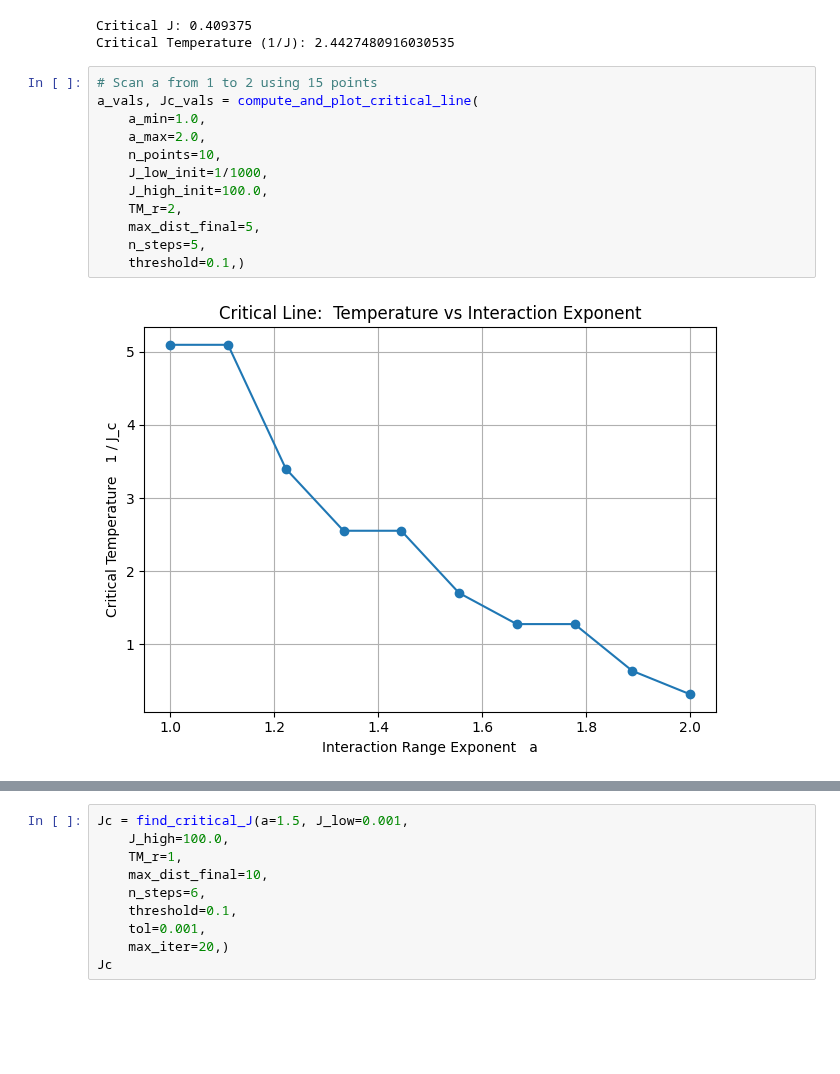
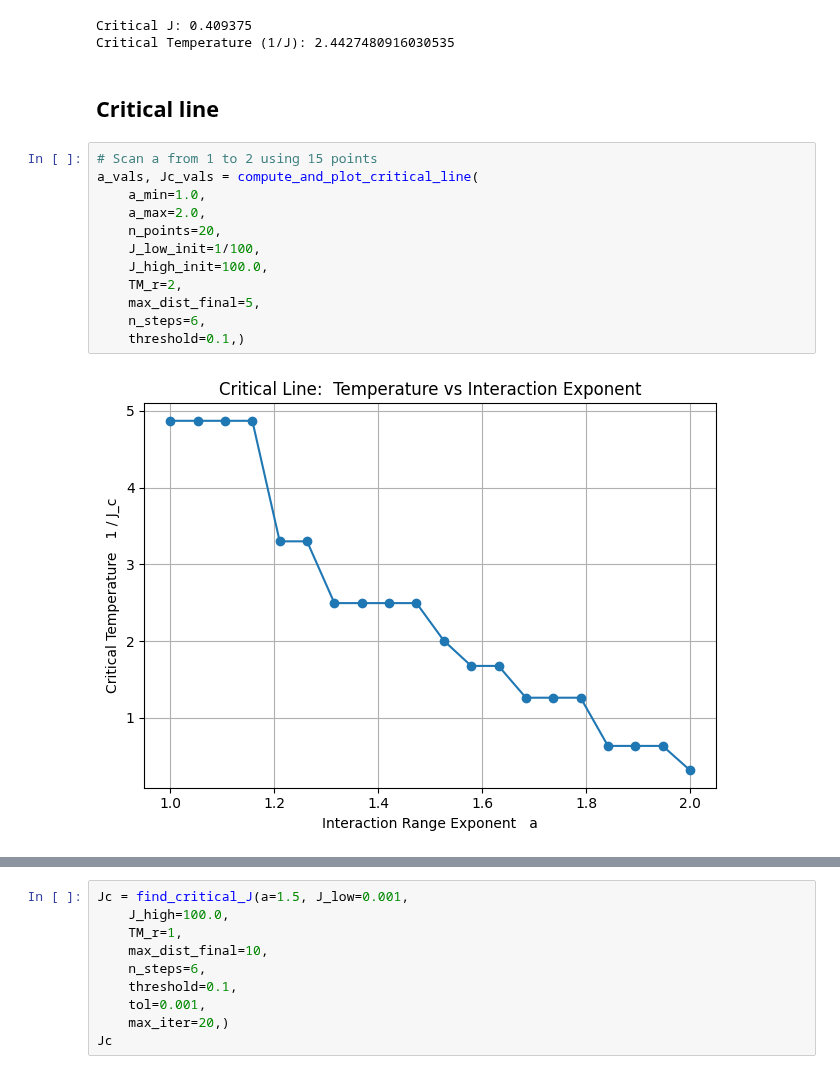
Before and after one commit to erbilcanartun/long-range-ising-chain, a Jupyter notebook: notebooks/new_foundation.ipynb, the cells around one changed output, grey strips where cells are left out. Drawn from its saved outputs; the diff is of its cells as text; blank space fills up the shorter version.

```diff
--- a/notebooks/new_foundation.ipynb
+++ b/notebooks/new_foundation.ipynb
@@ -435,17 +47,19 @@ print("Critical Temperature (1/J):", 1.0/Jc)
 # %% [output]
 Critical J: 0.409375
 Critical Temperature (1/J): 2.4427480916030535
+# %% [markdown]
+## Critical line
 # %%
 # Scan a from 1 to 2 using 15 points
 a_vals, Jc_vals = compute_and_plot_critical_line(
     a_min=1.0,
     a_max=2.0,
-    n_points=10,
-    J_low_init=1/1000,
+    n_points=20,
+    J_low_init=1/100,
     J_high_init=100.0,
     TM_r=2,
     max_dist_final=5,
-    n_steps=5,
+    n_steps=6,
     threshold=0.1,)
 # %% [output]
-[figure, old version]
+[figure, new version]
```
Also changed, not shown: parts of 20 cells of this notebook, 3 other files.
